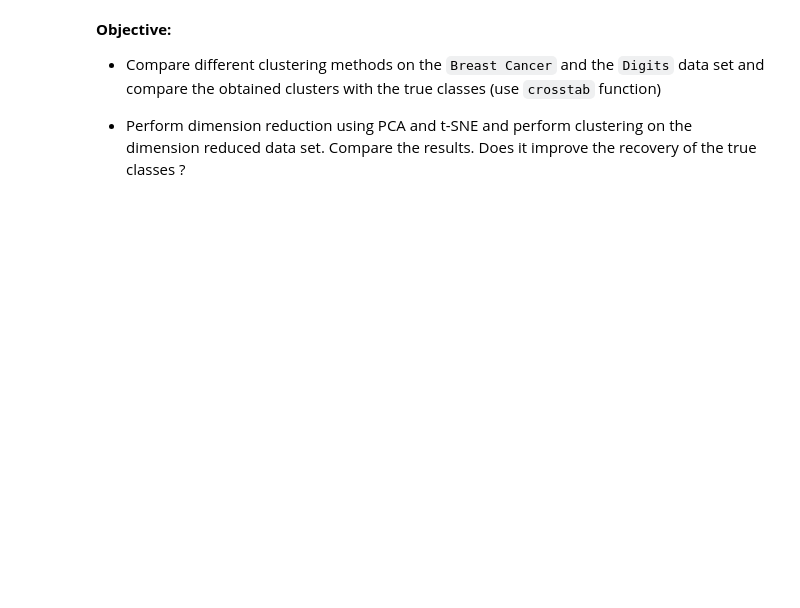
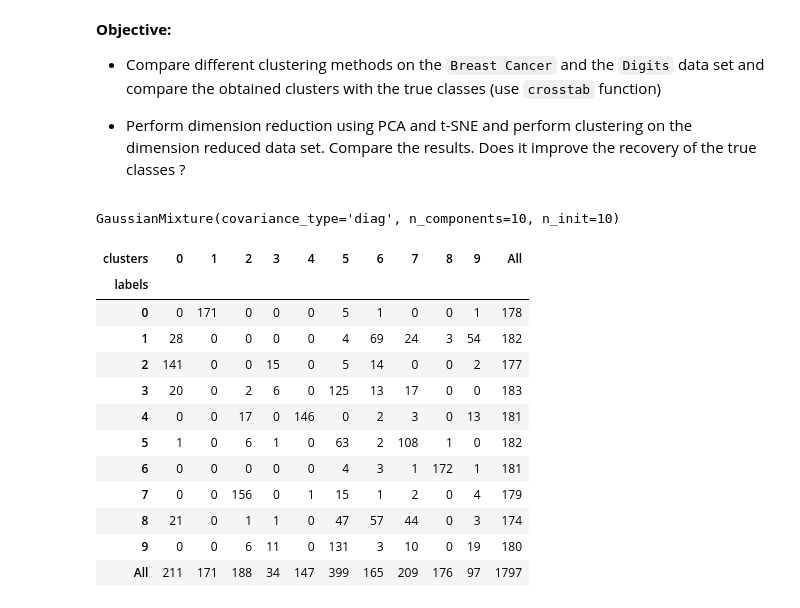
Before and after one commit to thibault-chausson/AI53-PS, a Jupyter notebook: TD2_Serge/TD - 2023 - Clustering.ipynb, the cells around one changed output. Drawn from its saved outputs; the diff is of its cells as text; code cells hidden in the pictures; blank space fills up the shorter version.

```diff
--- a/TD2_Serge/TD - 2023 - Clustering.ipynb
+++ b/TD2_Serge/TD - 2023 - Clustering.ipynb
@@ -291,3 +452,26 @@ for i in range(10):
 
 - Perform dimension reduction using PCA and t-SNE and perform clustering on the dimension reduced data set.
   Compare the results. Does it improve the recovery of the true classes ?
+# %%
+gmm = GaussianMixture(n_components=10, n_init=10, covariance_type='diag')
+gmm.fit(X_digits)
+gmm
+# %% [output]
+GaussianMixture(covariance_type='diag', n_components=10, n_init=10)
+# %%
+y = gmm.fit_predict(X_digits)
+crosstab(y_digits, y)
+# %% [output]
+| clusters | 0 | 1 | 2 | 3 | 4 | 5 | 6 | 7 | 8 | 9 | All |
+| labels |  |  |  |  |  |  |  |  |  |  |  |
+| 0 | 0 | 171 | 0 | 0 | 0 | 5 | 1 | 0 | 0 | 1 | 178 |
+| 1 | 28 | 0 | 0 | 0 | 0 | 4 | 69 | 24 | 3 | 54 | 182 |
+| 2 | 141 | 0 | 0 | 15 | 0 | 5 | 14 | 0 | 0 | 2 | 177 |
+| 3 | 20 | 0 | 2 | 6 | 0 | 125 | 13 | 17 | 0 | 0 | 183 |
+| 4 | 0 | 0 | 17 | 0 | 146 | 0 | 2 | 3 | 0 | 13 | 181 |
+| 5 | 1 | 0 | 6 | 1 | 0 | 63 | 2 | 108 | 1 | 0 | 182 |
+| 6 | 0 | 0 | 0 | 0 | 0 | 4 | 3 | 1 | 172 | 1 | 181 |
+| 7 | 0 | 0 | 156 | 0 | 1 | 15 | 1 | 2 | 0 | 4 | 179 |
+| 8 | 21 | 0 | 1 | 1 | 0 | 47 | 57 | 44 | 0 | 3 | 174 |
+| 9 | 0 | 0 | 6 | 11 | 0 | 131 | 3 | 10 | 0 | 19 | 180 |
+| All | 211 | 171 | 188 | 34 | 147 | 399 | 165 | 209 | 176 | 97 | 1797 |
```
Also changed, not shown: parts of 34 cells of this notebook, 1 other file.
